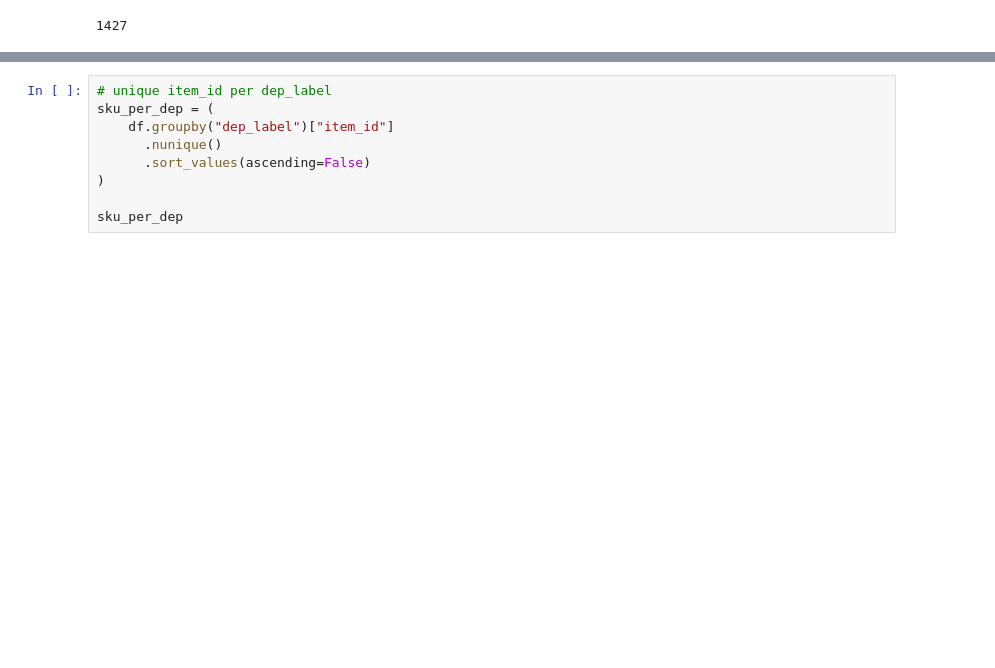
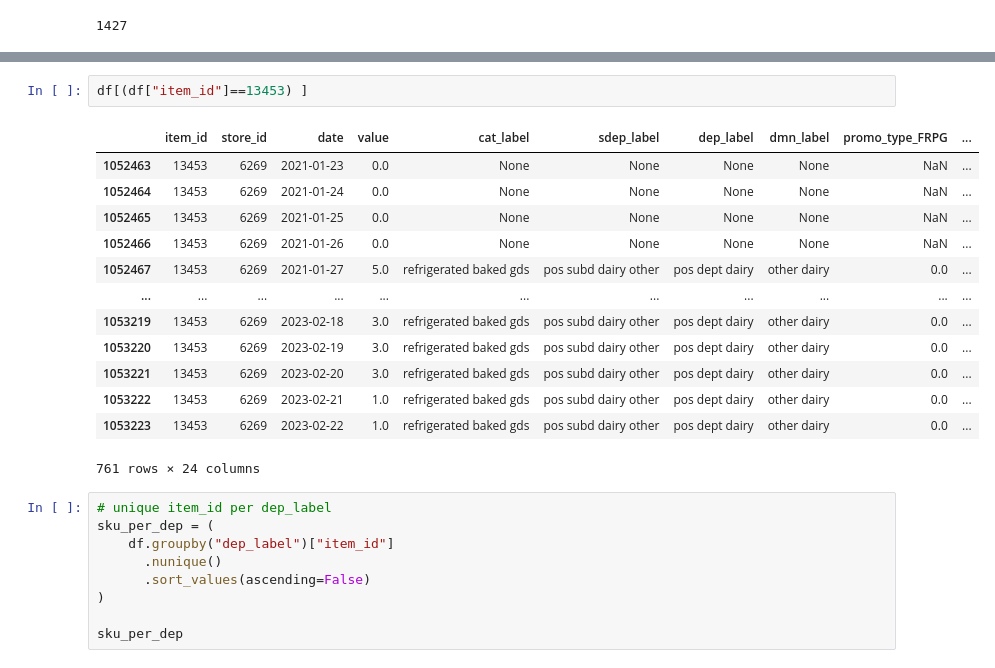
Before and after one commit to up202108724/Dissertation25-26, a Jupyter notebook: EDA/minieda.ipynb, the cells around one changed output, grey strips where cells are left out. Saved outputs shown, nothing was run; the diff lists cells and outputs as text; blank space fills up the shorter version.

```diff
--- a/EDA/minieda.ipynb
+++ b/EDA/minieda.ipynb
@@ -199,3 +193,19 @@ Length: 24, dtype: str
+# %%
+df[(df["item_id"]==13453) ]
+# %% [output]
+|  | item_id | store_id | date | value | cat_label | sdep_label | dep_label | dmn_label | promo_type_FRPG | ... |
+| 1052463 | 13453 | 6269 | 2021-01-23 | 0.0 | None | None | None | None | NaN | ... |
+| 1052464 | 13453 | 6269 | 2021-01-24 | 0.0 | None | None | None | None | NaN | ... |
+| 1052465 | 13453 | 6269 | 2021-01-25 | 0.0 | None | None | None | None | NaN | ... |
+| 1052466 | 13453 | 6269 | 2021-01-26 | 0.0 | None | None | None | None | NaN | ... |
+| 1052467 | 13453 | 6269 | 2021-01-27 | 5.0 | refrigerated baked gds | pos subd dairy other | pos dept dairy | other dairy | 0.0 | ... |
+| ... | ... | ... | ... | ... | ... | ... | ... | ... | ... | ... |
+| 1053219 | 13453 | 6269 | 2023-02-18 | 3.0 | refrigerated baked gds | pos subd dairy other | pos dept dairy | other dairy | 0.0 | ... |
+| 1053220 | 13453 | 6269 | 2023-02-19 | 3.0 | refrigerated baked gds | pos subd dairy other | pos dept dairy | other dairy | 0.0 | ... |
+| 1053221 | 13453 | 6269 | 2023-02-20 | 3.0 | refrigerated baked gds | pos subd dairy other | pos dept dairy | other dairy | 0.0 | ... |
+| 1053222 | 13453 | 6269 | 2023-02-21 | 1.0 | refrigerated baked gds | pos subd dairy other | pos dept dairy | other dairy | 0.0 | ... |
+| 1053223 | 13453 | 6269 | 2023-02-22 | 1.0 | refrigerated baked gds | pos subd dairy other | pos dept dairy | other dairy | 0.0 | ... |
+761 rows × 24 columns
 # %%
 # unique item_id per dep_label
 sku_per_dep = (
```
Also changed, not shown: parts of 9 cells of this notebook, 38 other files.
